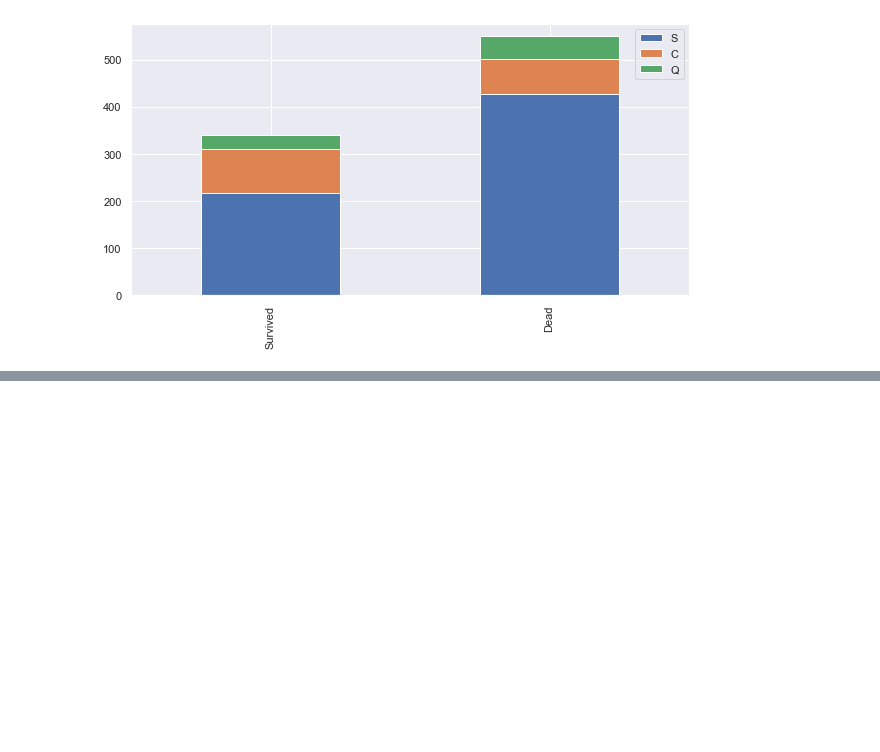
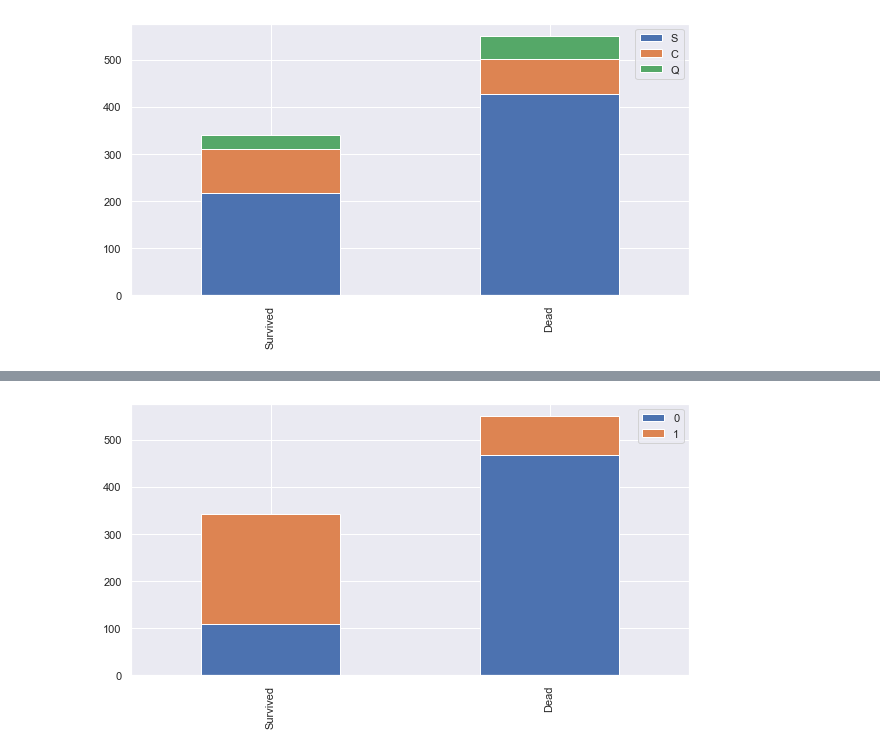
Before and after one commit to museongseo/Kaggle, a Jupyter notebook: Titanic _ Machine Learning from Disaster.ipynb, the cells around one changed output, grey strips where cells are left out. Cells and saved outputs as stored; diff of their text form; code cells hidden in the pictures; blank space fills up the shorter version.

```diff
--- a/Titanic _ Machine Learning from Disaster.ipynb
+++ b/Titanic _ Machine Learning from Disaster.ipynb
@@ -149,0 +249,4 @@ bar_chart('Embarked')
+# %%
+bar_chart('Sex')
+# %% [output]
+[figure, added]
```
Also changed, not shown: parts of 44 cells of this notebook.
